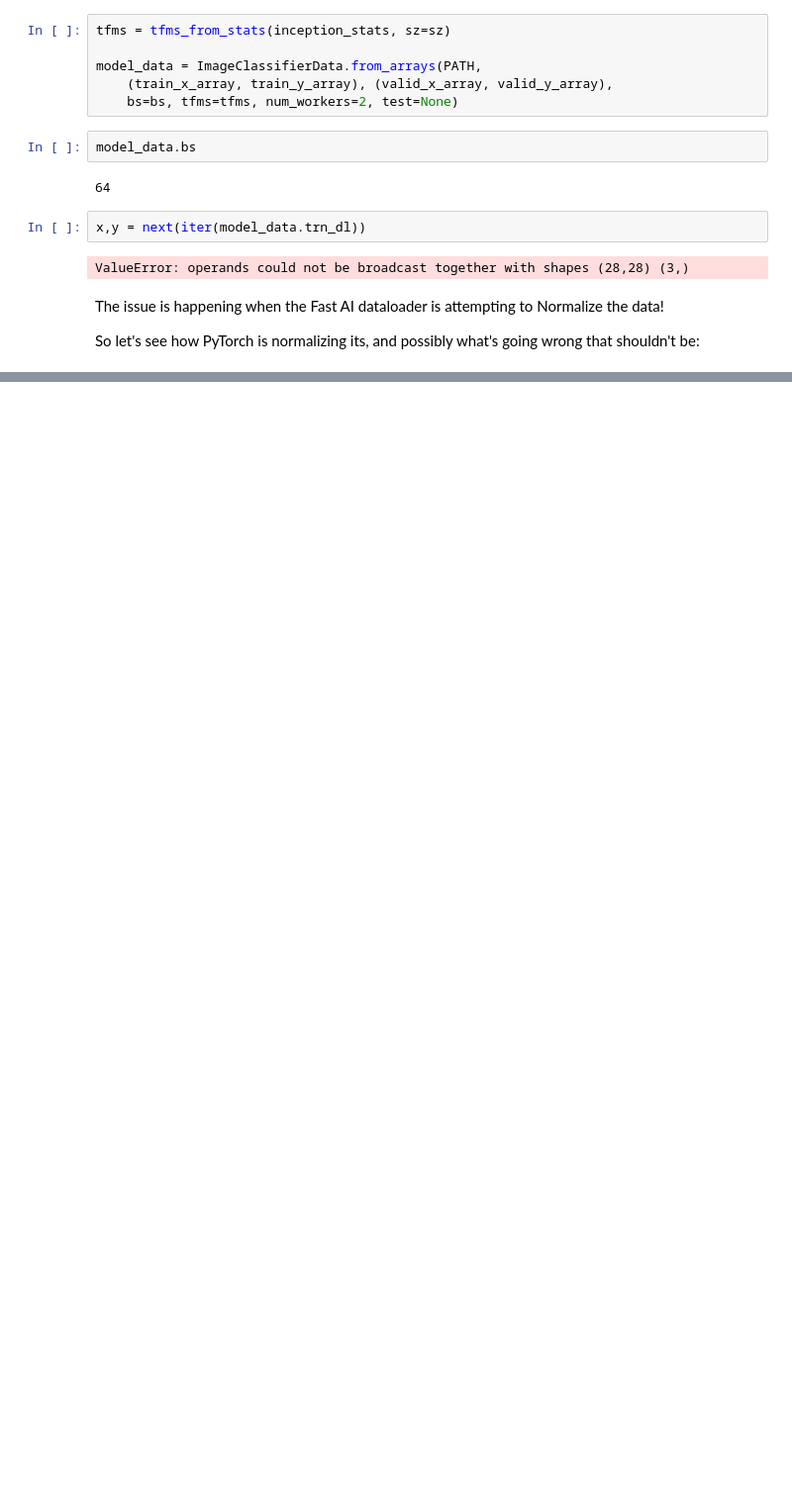
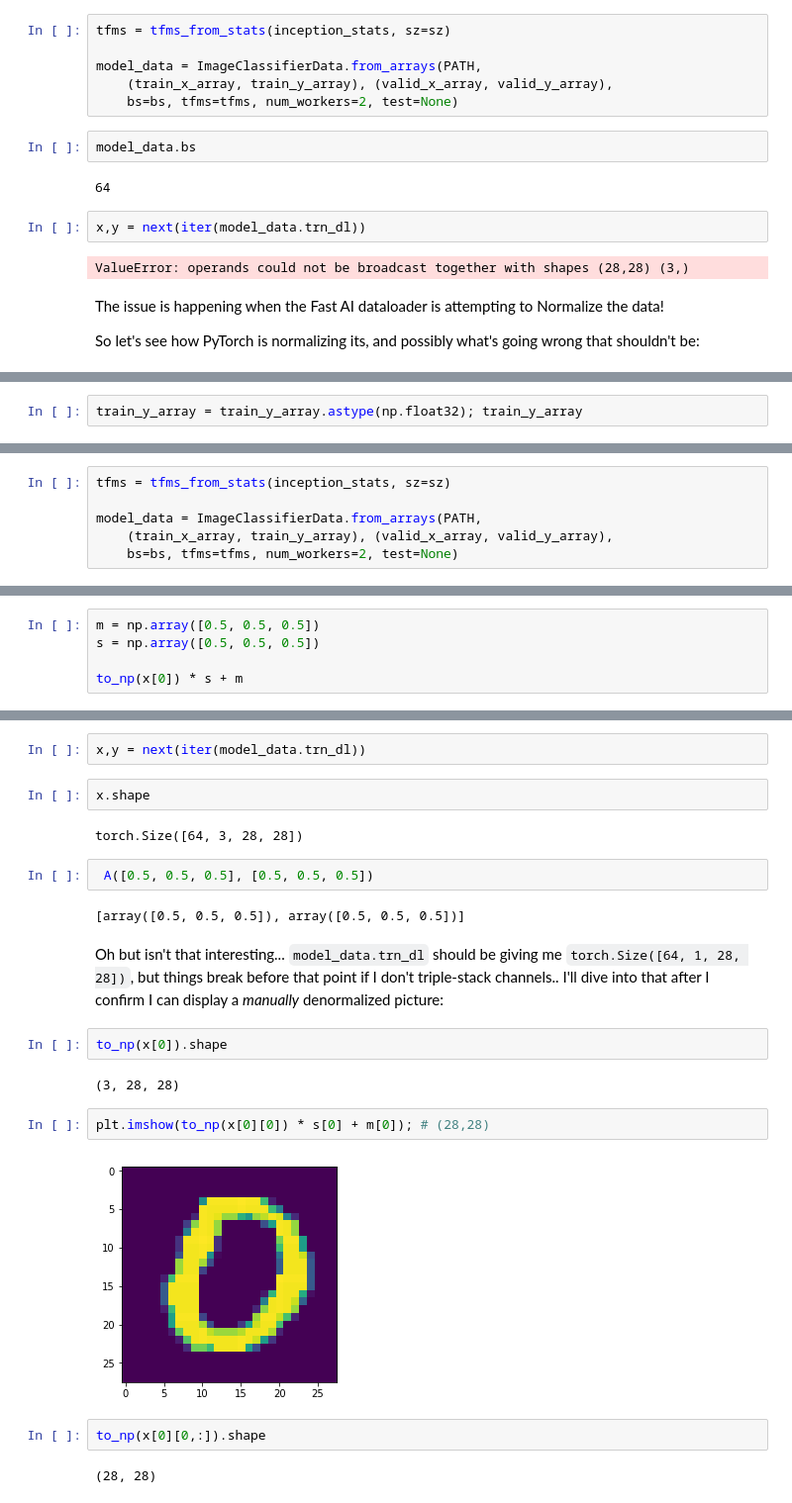
Before and after one commit to WNoxchi/deeplearningstudy, a Jupyter notebook: research/mnist-dataloader-issue.ipynb, the cells around one changed output, grey strips where cells are left out. Shown at 99% size. Cells and saved outputs as stored; diff of their text form; blank space fills up the shorter version.

```diff
--- a/research/mnist-dataloader-issue.ipynb
+++ b/research/mnist-dataloader-issue.ipynb
@@ -320,0 +395,2 @@ NameError: name 'Error' is not defined
+# %%
+train_y_array = train_y_array.astype(np.float32); train_y_array
@@ -320,0 +399,6 @@ NameError: name 'Error' is not defined
+# %%
+tfms = tfms_from_stats(inception_stats, sz=sz)
+
+model_data = ImageClassifierData.from_arrays(PATH,
+    (train_x_array, train_y_array), (valid_x_array, valid_y_array),
+    bs=bs, tfms=tfms, num_workers=2, test=None)
@@ -320,0 +456,5 @@ NameError: name 'Error' is not defined
+# %%
+m = np.array([0.5, 0.5, 0.5])
+s = np.array([0.5, 0.5, 0.5])
+
+to_np(x[0]) * s + m
@@ -320,0 +545,24 @@ NameError: name 'Error' is not defined
+# %%
+x,y = next(iter(model_data.trn_dl))
+# %%
+x.shape
+# %% [output]
+torch.Size([64, 3, 28, 28])
+# %%
+ A([0.5, 0.5, 0.5], [0.5, 0.5, 0.5])
+# %% [output]
+[array([0.5, 0.5, 0.5]), array([0.5, 0.5, 0.5])]
+# %% [markdown]
+Oh but isn't that interesting... `model_data.trn_dl` should be giving me `torch.Size([64, 1, 28, 28])`, but things break before that point if I don't triple-stack channels.. I'll dive into that after I confirm I can display a *manually* denormalized picture:
+# %%
+to_np(x[0]).shape
+# %% [output]
+(3, 28, 28)
+# %%
+plt.imshow(to_np(x[0][0]) * s[0] + m[0]); # (28,28)
+# %% [output]
+[figure, added]
+# %%
+to_np(x[0][0,:]).shape
+# %% [output]
+(28, 28)
```
Also changed, not shown: parts of 99 cells of this notebook, 1 other file.
